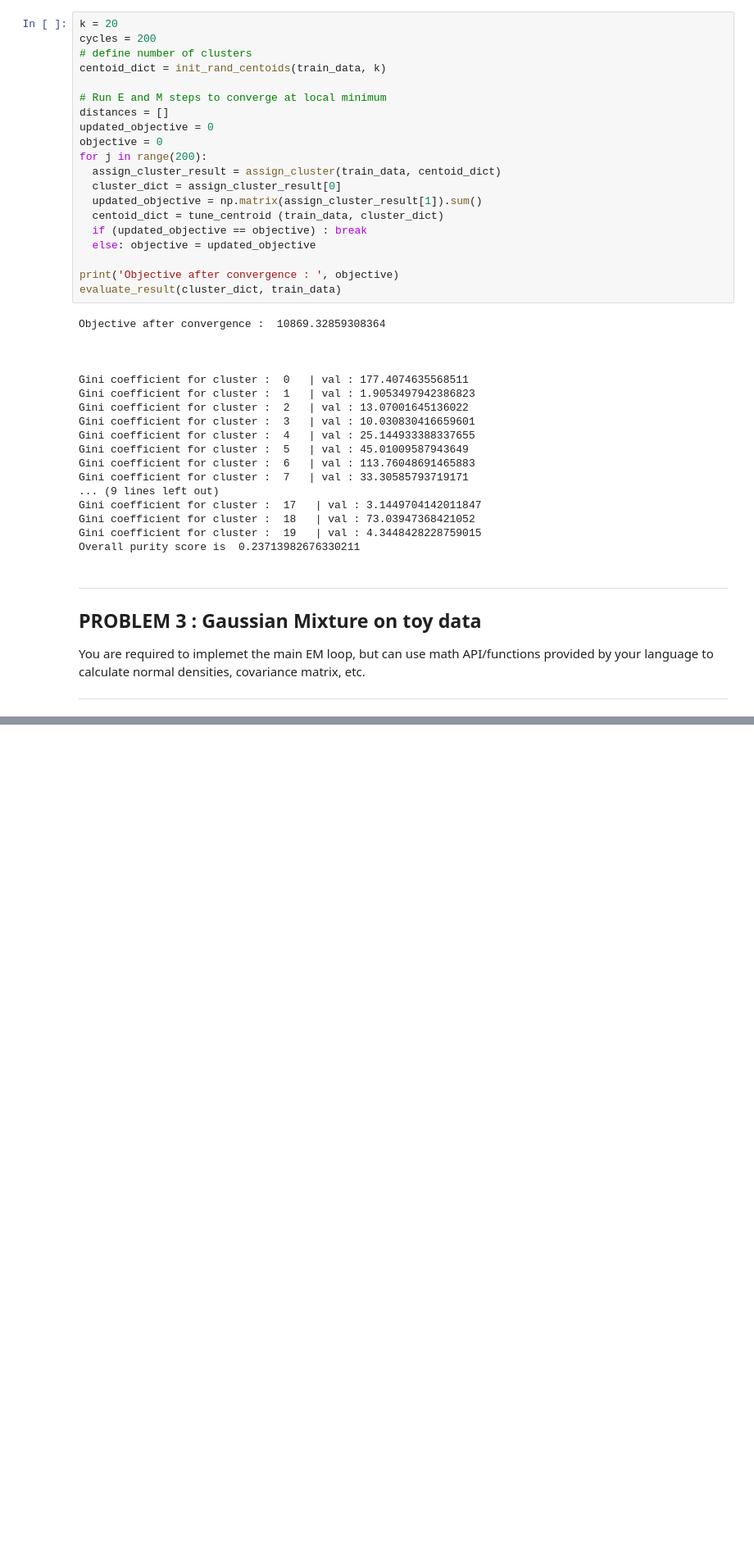
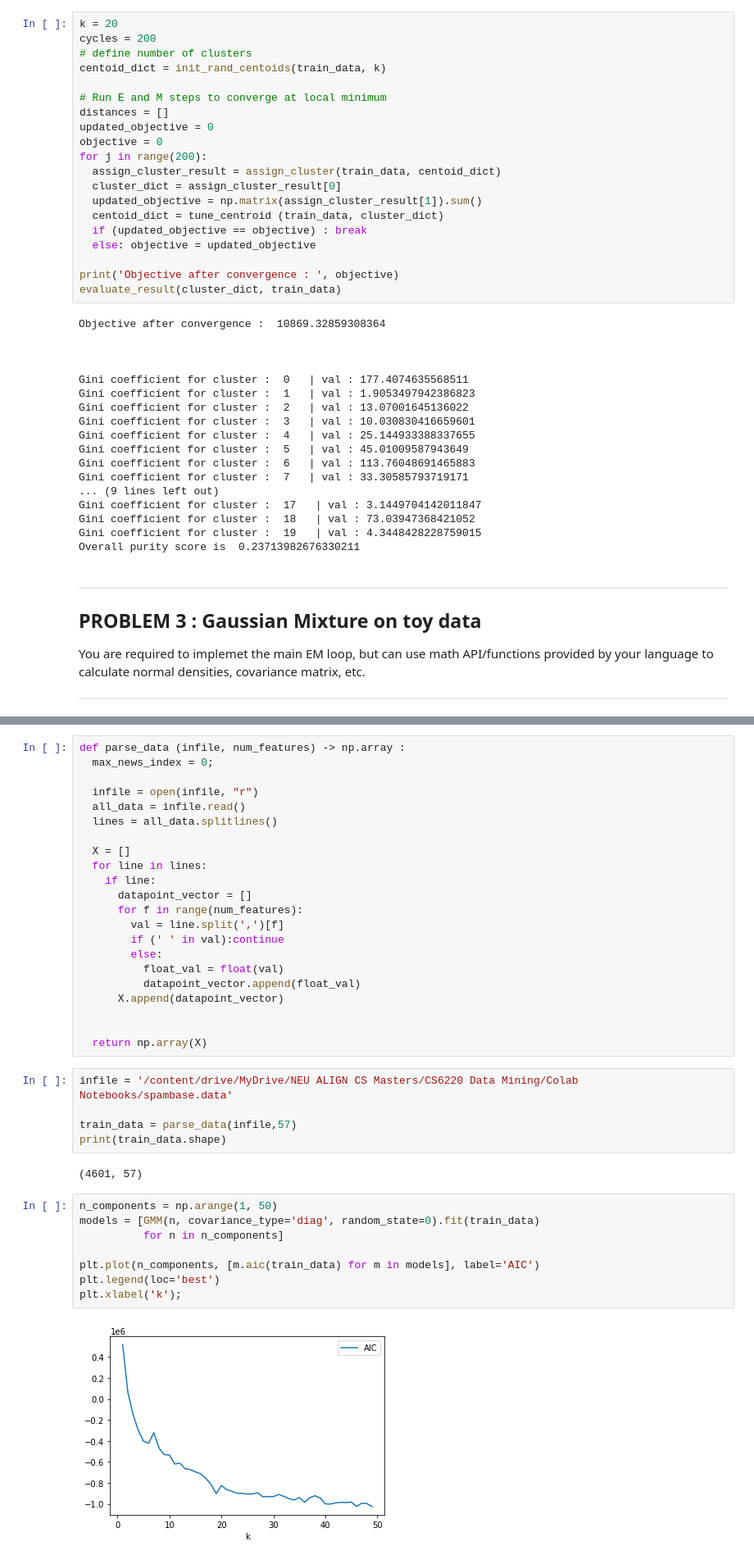
Before and after one commit to linyu3294/cs6220-data-minning-hw, a Jupyter notebook: cs6220_hw2.ipynb, the cells around one changed output, grey strips where cells are left out. Shown at 82% size. Drawn from its saved outputs; the diff is of its cells as text; blank space fills up the shorter version.

```diff
--- a/cs6220_hw2.ipynb
+++ b/cs6220_hw2.ipynb
@@ -663,0 +964,39 @@ y
+# %%
+def parse_data (infile, num_features) -> np.array :
+  max_news_index = 0;
+
+  infile = open(infile, "r")
+  all_data = infile.read()
+  lines = all_data.splitlines()
+
+  X = []
+  for line in lines:
+    if line:
+      datapoint_vector = []
+      for f in range(num_features):
+        val = line.split(',')[f]
+        if (' ' in val):continue
+        else:
+          float_val = float(val)
+          datapoint_vector.append(float_val)
+      X.append(datapoint_vector)
+
+
+  return np.array(X)
+# %%
+infile = '/content/drive/MyDrive/NEU ALIGN CS Masters/CS6220 Data Mining/Colab Notebooks/spambase.data'
+
+train_data = parse_data(infile,57)
+print(train_data.shape)
+# %% [output]
+(4601, 57)
+# %%
+n_components = np.arange(1, 50)
+models = [GMM(n, covariance_type='diag', random_state=0).fit(train_data)
+          for n in n_components]
+
+plt.plot(n_components, [m.aic(train_data) for m in models], label='AIC')
+plt.legend(loc='best')
+plt.xlabel('k');
+# %% [output]
+[figure, added]
```
Also changed, not shown: parts of 30 cells of this notebook.
